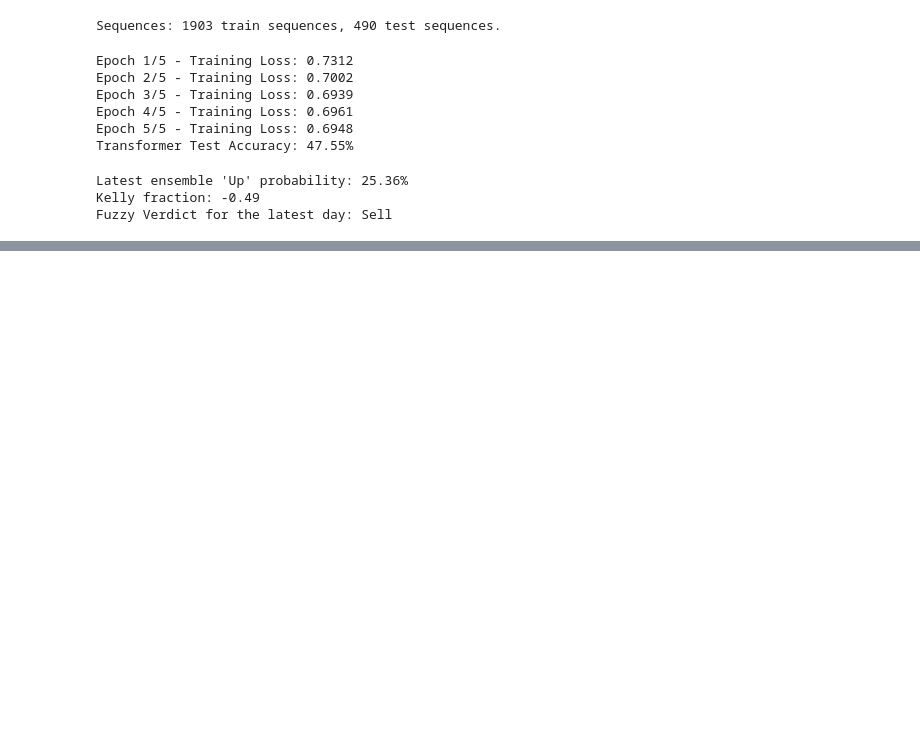
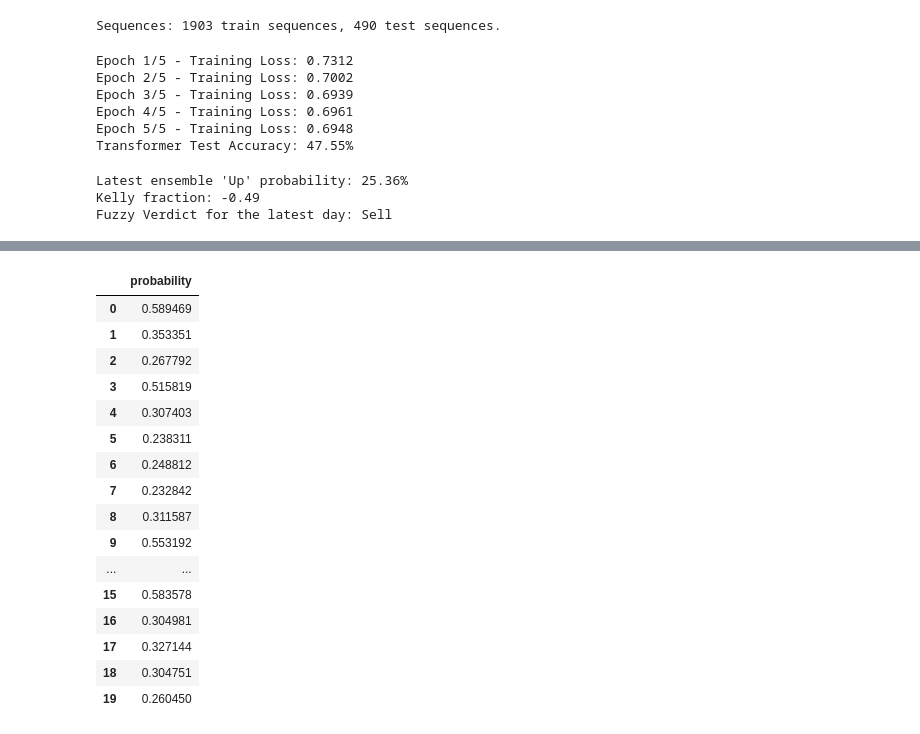
Before and after one commit to cmlpolymath/Notebooks, a Jupyter notebook: Stocks/stock_algo.ipynb, the cells around one changed output, grey strips where cells are left out. Cells and saved outputs as stored; diff of their text form; code cells hidden in the pictures; blank space fills up the shorter version.

```diff
--- a/Stocks/stock_algo.ipynb
+++ b/Stocks/stock_algo.ipynb
@@ -549,0 +609,79 @@ df.index = pd.to_datetime(df['Date'])
+# %%
+from IPython.display import display, HTML
+
+def inspect_run_details(df, index):
+    """
+    Selects a single run by its index and displays its nested JSON columns
+    (metrics, predictions, shap_importance) in a readable format.
+
+    Args:
+        df (pandas.DataFrame): The DataFrame containing all results.
+        index (int): The integer index of the row you want to inspect.
+    """
+    if index not in df.index:
+        print(f"Error: Index {index} is out of bounds. Please choose an index between 0 and {len(df)-1}.")
+        return
+
+    # Select the specific run (row) you want to inspect
+    run_data = df.loc[index]
+
+    print("-" * 50)
+    display(HTML(f"<h3>Inspecting Run for Ticker: {run_data['ticker']} (Index: {index})</h3>"))
+    print(f"Timestamp: {run_data['execution_timestamp']}")
+    print("-" * 50)
+
+    # --- 1. Unpack and display METRICS ---
+    display(HTML("<h4>Metrics</h4>"))
+    try:
+        metrics_dict = json.loads(run_data['metrics'])
+        metrics_series = pd.Series(metrics_dict, name="Value")
+        display(metrics_series.to_frame())
+    except (json.JSONDecodeError, TypeError):
+        print("Could not parse the 'metrics' column.")
+
+    # --- 2. Unpack and display PREDICTIONS ---
+    display(HTML("<h4>Predictions (first 20 probabilities)</h4>"))
+    try:
+        predictions_dict = json.loads(run_data['predictions'])
+        # The probabilities are a list inside the dictionary
+        if 'probabilities' in predictions_dict:
+            predictions_df = pd.DataFrame(predictions_dict['probabilities'], columns=['probability'])
+            display(predictions_df.head(20))
+        else:
+            print("'probabilities' key not found in predictions JSON.")
+    except (json.JSONDecodeError, TypeError):
+        print("Could not parse the 'predictions' column.")
+
+    # --- 3. Unpack and display SHAP IMPORTANCE ---
+    # This assumes 'shap_importance' and 'feature_names' are in the 'run_config' JSON
+    display(HTML("<h4>Feature Importance (SHAP)</h4>"))
+    try:
+        # The data is in the 'shap_importance' column
+        shap_dict = json.loads(run_data['shap_importance'])
+
+        if 'values' in shap_dict and 'features' in shap_dict:
+            shap_series = pd.Series(
+                shap_dict['values'],
+                index=shap_dict['features'],
+                name="Mean SHAP Value"
+            )
+            # Sort for better readability
+            display(shap_series.sort_values(ascending=False).to_frame())
+        else:
+            print("'values' or 'features' keys not found in 'shap_importance' JSON.")
+
+    except (json.JSONDecodeError, TypeError):
+        print("Could not parse the 'shap_importance' column. It might be malformed or empty.")
+        print("Raw content:", run_data['shap_importance'])
+
+
+# --- Usage in your Jupyter Notebook cell ---
+
+# Assuming 'results_df' is the DataFrame from Part 1
+
+# Inspect the details of the first run (index 0)
+inspect_run_details(results_df, 0)
+
+# Inspect the details of another run (e.g., index 5)
+# inspect_run_details(results_df, 5)
+# %% [output]
@@ -549,0 +702,17 @@ df.index = pd.to_datetime(df['Date'])
+|  | probability |
+| 0 | 0.589469 |
+| 1 | 0.353351 |
+| 2 | 0.267792 |
+| 3 | 0.515819 |
+| 4 | 0.307403 |
+| 5 | 0.238311 |
+| 6 | 0.248812 |
+| 7 | 0.232842 |
+| 8 | 0.311587 |
+| 9 | 0.553192 |
+| ... | ... |
+| 15 | 0.583578 |
+| 16 | 0.304981 |
+| 17 | 0.327144 |
+| 18 | 0.304751 |
+| 19 | 0.260450 |
```
Also changed, not shown: parts of 3 cells of this notebook, 32 other files.
